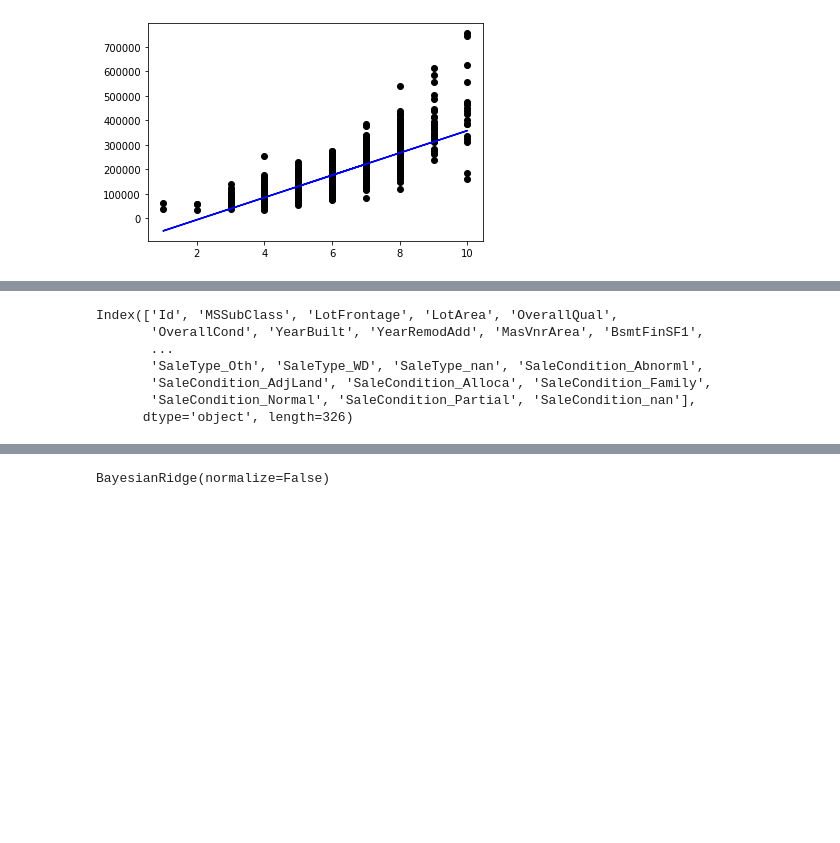
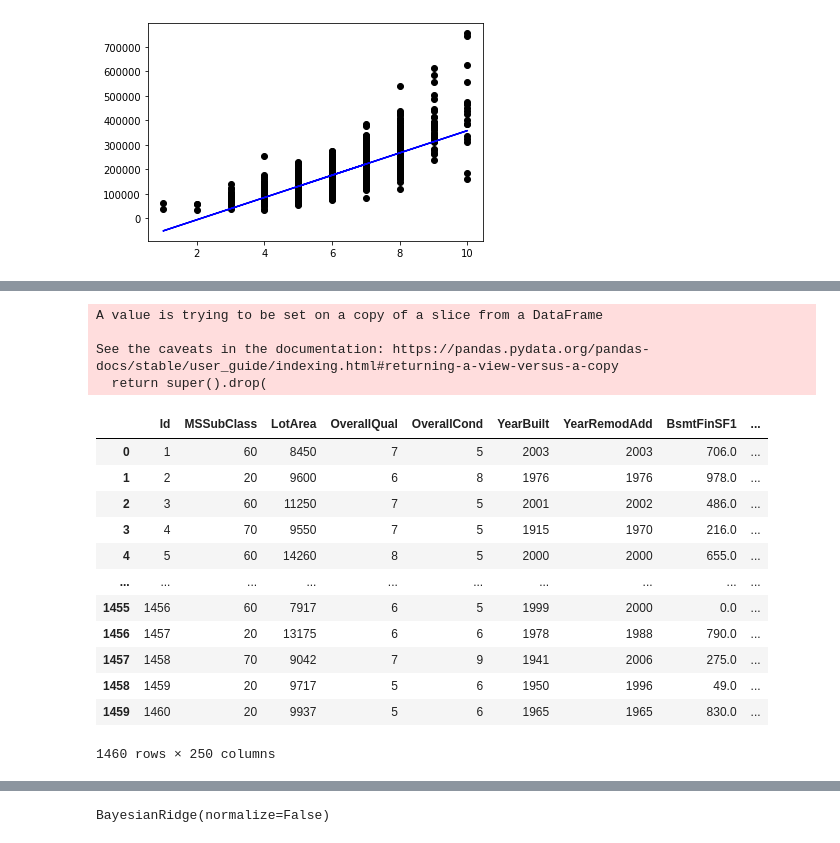
Before and after one commit to CS-521-A3/final-project-jaime-wang-and-Hilda-Guo, a Jupyter notebook: House_price_predict.ipynb, the cells around one changed output, grey strips where cells are left out. Drawn from its saved outputs; the diff is of its cells as text; code cells hidden in the pictures; blank space fills up the shorter version.

```diff
--- a/House_price_predict.ipynb
+++ b/House_price_predict.ipynb
@@ -218,3 +258,26 @@ sns.distplot(df['SalePrice'],fit=norm)
+# %%
+df.drop(missing_all[missing_data>5].index,axis=1,inplace=True)
+df = pd.get_dummies(df,dummy_na=True)
+
+df
+# %% [output]
+A value is trying to be set on a copy of a slice from a DataFrame
+
+See the caveats in the documentation: https://pandas.pydata.org/pandas-docs/stable/user_guide/indexing.html#returning-a-view-versus-a-copy
+  return super().drop(
+|  | Id | MSSubClass | LotArea | OverallQual | OverallCond | YearBuilt | YearRemodAdd | BsmtFinSF1 | ... |
+| 0 | 1 | 60 | 8450 | 7 | 5 | 2003 | 2003 | 706.0 | ... |
+| 1 | 2 | 20 | 9600 | 6 | 8 | 1976 | 1976 | 978.0 | ... |
+| 2 | 3 | 60 | 11250 | 7 | 5 | 2001 | 2002 | 486.0 | ... |
+| 3 | 4 | 70 | 9550 | 7 | 5 | 1915 | 1970 | 216.0 | ... |
+| 4 | 5 | 60 | 14260 | 8 | 5 | 2000 | 2000 | 655.0 | ... |
+| ... | ... | ... | ... | ... | ... | ... | ... | ... | ... |
+| 1455 | 1456 | 60 | 7917 | 6 | 5 | 1999 | 2000 | 0.0 | ... |
+| 1456 | 1457 | 20 | 13175 | 6 | 6 | 1978 | 1988 | 790.0 | ... |
+| 1457 | 1458 | 70 | 9042 | 7 | 9 | 1941 | 2006 | 275.0 | ... |
+| 1458 | 1459 | 20 | 9717 | 5 | 6 | 1950 | 1996 | 49.0 | ... |
+| 1459 | 1460 | 20 | 9937 | 5 | 6 | 1965 | 1965 | 830.0 | ... |
+1460 rows × 250 columns
 # %%
 kf = KFold(n_splits=5,shuffle=True)
 result = next(kf.split(df), None)
@@ -224,16 +287,3 @@ train_data.reset_index(drop=True)
 test_data.reset_index(drop=True)
 train_data.to_csv('train_data',index = False)
 test_data.to_csv('test_data', index = False)
-# %%
-train_data = train_data.dropna(subset=['SalePrice'])
-train_data = pd.get_dummies(train_data,dummy_na=True)
-train_data = train_data.dropna()
-train_data.columns
-# %% [output]
-Index(['Id', 'MSSubClass', 'LotFrontage', 'LotArea', 'OverallQual',
-       'OverallCond', 'YearBuilt', 'YearRemodAdd', 'MasVnrArea', 'BsmtFinSF1',
-       ...
-       'SaleType_Oth', 'SaleType_WD', 'SaleType_nan', 'SaleCondition_Abnorml',
-       'SaleCondition_AdjLand', 'SaleCondition_Alloca', 'SaleCondition_Family',
-       'SaleCondition_Normal', 'SaleCondition_Partial', 'SaleCondition_nan'],
-      dtype='object', length=326)
```
Also changed, not shown: parts of 6 cells of this notebook.
